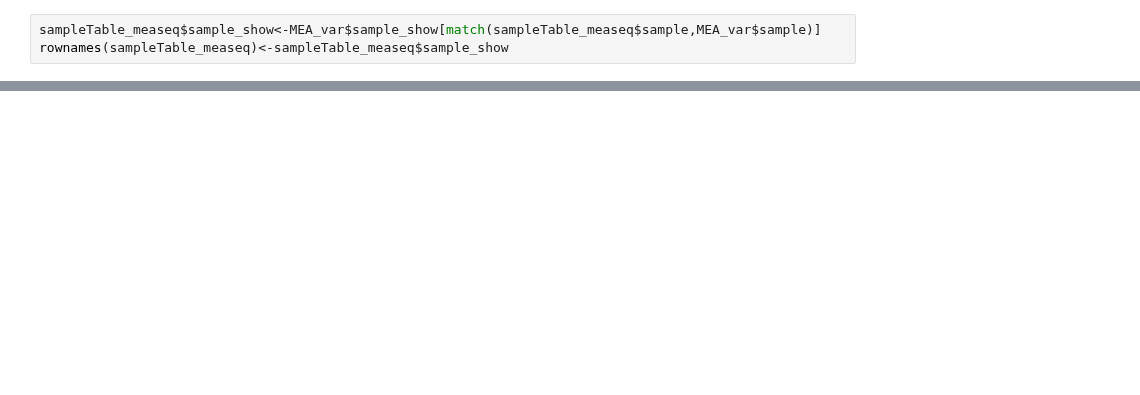
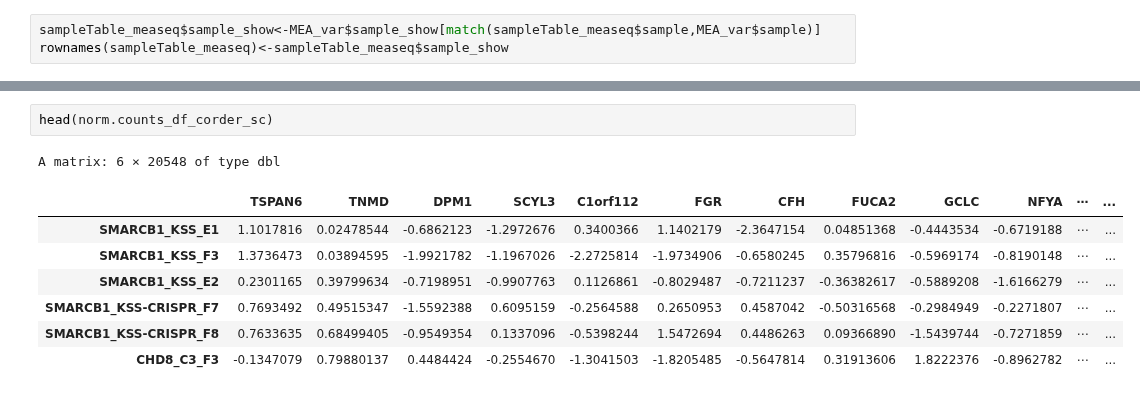
Before and after one commit to sofiapuvogelvittini/MEA_seq_extended, a Jupyter notebook: 4.MEA_seq/5.PLSR_hier_clusters_and_module_association_per_sample.ipynb, the cells around one changed output, grey strips where cells are left out. Drawn from its saved outputs; the diff is of its cells as text; blank space fills up the shorter version.

```diff
--- a/4.MEA_seq/5.PLSR_hier_clusters_and_module_association_per_sample.ipynb
+++ b/4.MEA_seq/5.PLSR_hier_clusters_and_module_association_per_sample.ipynb
@@ -327,0 +494,11 @@ write.csv(cluster_results,"gene_modules_cluster_wilcox_th_sd03_prop08.csv")
+# %%
+head(norm.counts_df_corder_sc)
+# %% [output]
+A matrix: 6 × 20548 of type dbl
+|  | TSPAN6 | TNMD | DPM1 | SCYL3 | C1orf112 | FGR | CFH | FUCA2 | GCLC | NFYA | ⋯ | ... |
+| SMARCB1_KSS_E1 | 1.1017816 | 0.02478544 | -0.6862123 | -1.2972676 | 0.3400366 | 1.1402179 | -2.3647154 | 0.04851368 | -0.4443534 | -0.6719188 | ⋯ | ... |
+| SMARCB1_KSS_F3 | 1.3736473 | 0.03894595 | -1.9921782 | -1.1967026 | -2.2725814 | -1.9734906 | -0.6580245 | 0.35796816 | -0.5969174 | -0.8190148 | ⋯ | ... |
+| SMARCB1_KSS_E2 | 0.2301165 | 0.39799634 | -0.7198951 | -0.9907763 | 0.1126861 | -0.8029487 | -0.7211237 | -0.36382617 | -0.5889208 | -1.6166279 | ⋯ | ... |
+| SMARCB1_KSS-CRISPR_F7 | 0.7693492 | 0.49515347 | -1.5592388 | 0.6095159 | -0.2564588 | 0.2650953 | 0.4587042 | -0.50316568 | -0.2984949 | -0.2271807 | ⋯ | ... |
+| SMARCB1_KSS-CRISPR_F8 | 0.7633635 | 0.68499405 | -0.9549354 | 0.1337096 | -0.5398244 | 1.5472694 | 0.4486263 | 0.09366890 | -1.5439744 | -0.7271859 | ⋯ | ... |
+| CHD8_C3_F3 | -0.1347079 | 0.79880137 | 0.4484424 | -0.2554670 | -1.3041503 | -1.8205485 | -0.5647814 | 0.31913606 | 1.8222376 | -0.8962782 | ⋯ | ... |
```
Also changed, not shown: parts of 26 cells of this notebook, 2 other files.
